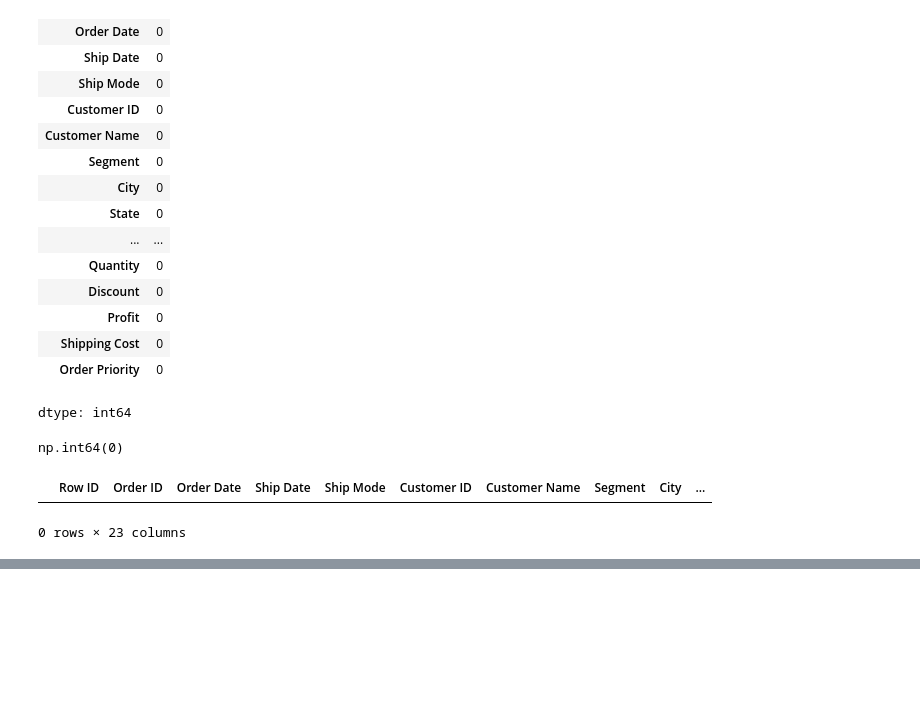
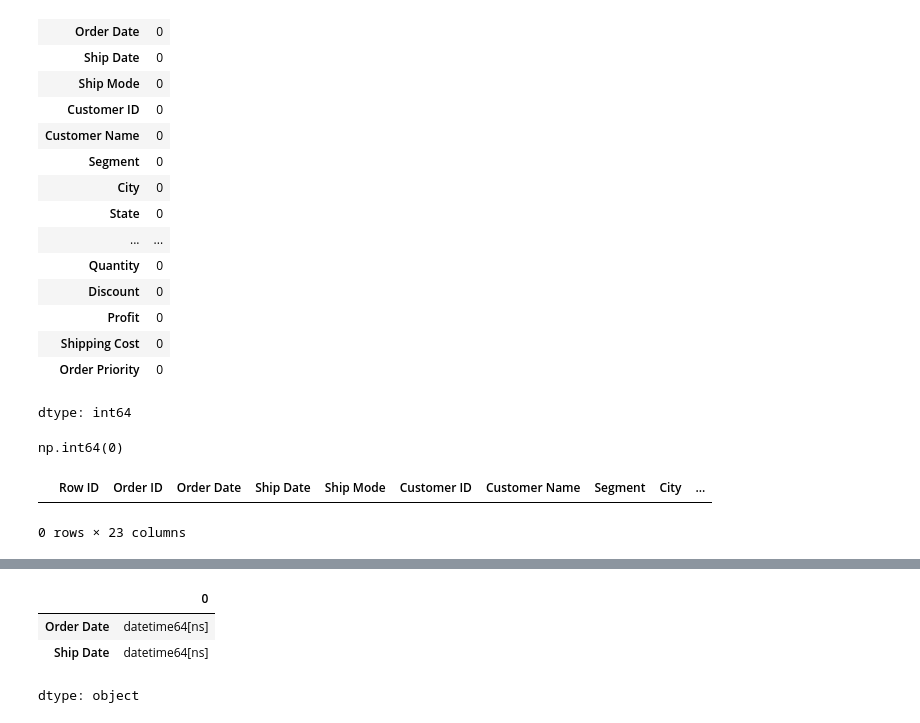
Before and after one commit to satwik12151/Capstone-Project-Group-3-, a Jupyter notebook: Capstone_Project_Group3.ipynb, the cells around one changed output, grey strips where cells are left out. Cells and saved outputs as stored; diff of their text form; code cells hidden in the pictures; blank space fills up the shorter version.

```diff
--- a/Capstone_Project_Group3.ipynb
+++ b/Capstone_Project_Group3.ipynb
@@ -152,0 +225,7 @@ df[df['Row ID'].duplicated()]
+# %%
+df[['Order Date', 'Ship Date']].dtypes
+# %% [output]
+|  | 0 |
+| Order Date | datetime64[ns] |
+| Ship Date | datetime64[ns] |
+dtype: object
```
Also changed, not shown: parts of 16 cells of this notebook.
